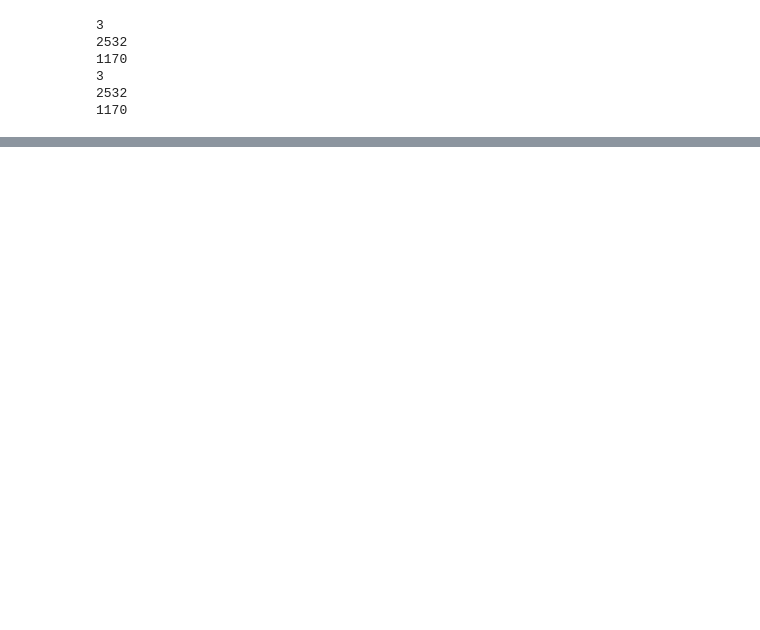
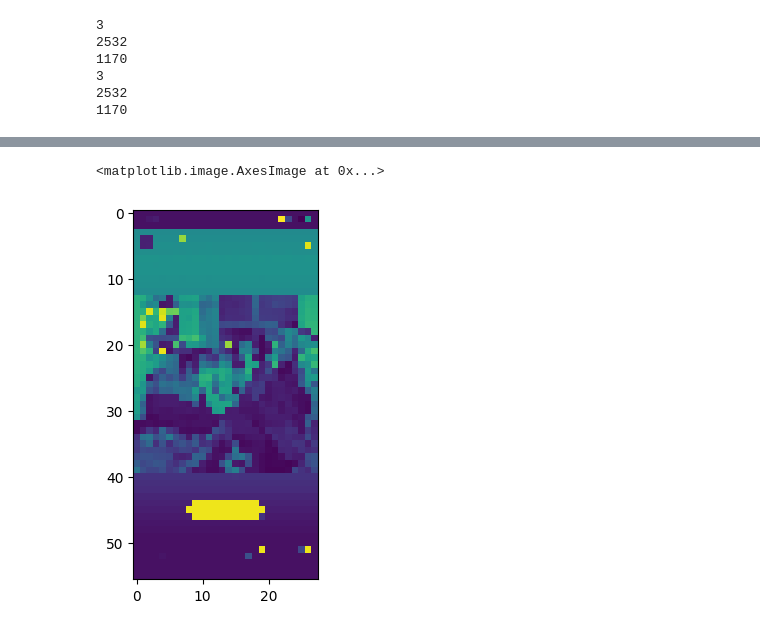
Before and after one commit to amannindra/DuplicatePhotos, a Jupyter notebook: duplicate.ipynb, the cells around one changed output, grey strips where cells are left out. Saved outputs shown, nothing was run; the diff lists cells and outputs as text; code cells hidden in the pictures; blank space fills up the shorter version.

```diff
--- a/duplicate.ipynb
+++ b/duplicate.ipynb
@@ -71,0 +83,5 @@ sys.executable
+# %%
+plt.imshow(image2_resized)
+# %% [output]
+<matplotlib.image.AxesImage at 0x...>
+[figure, added]
```
Also changed, not shown: parts of 9 cells of this notebook, 12 other files.
